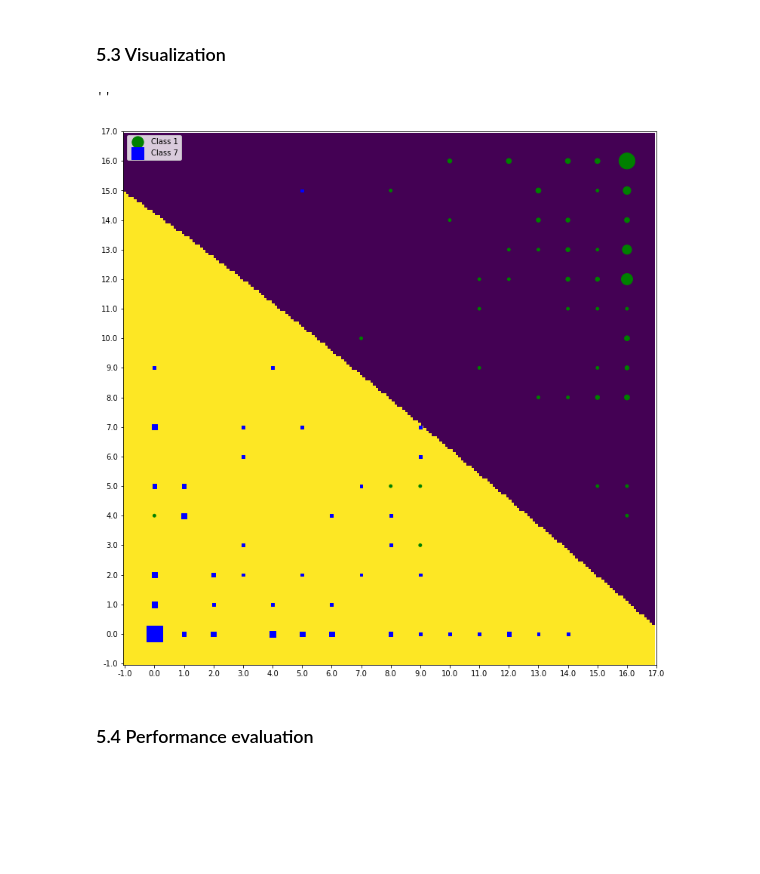
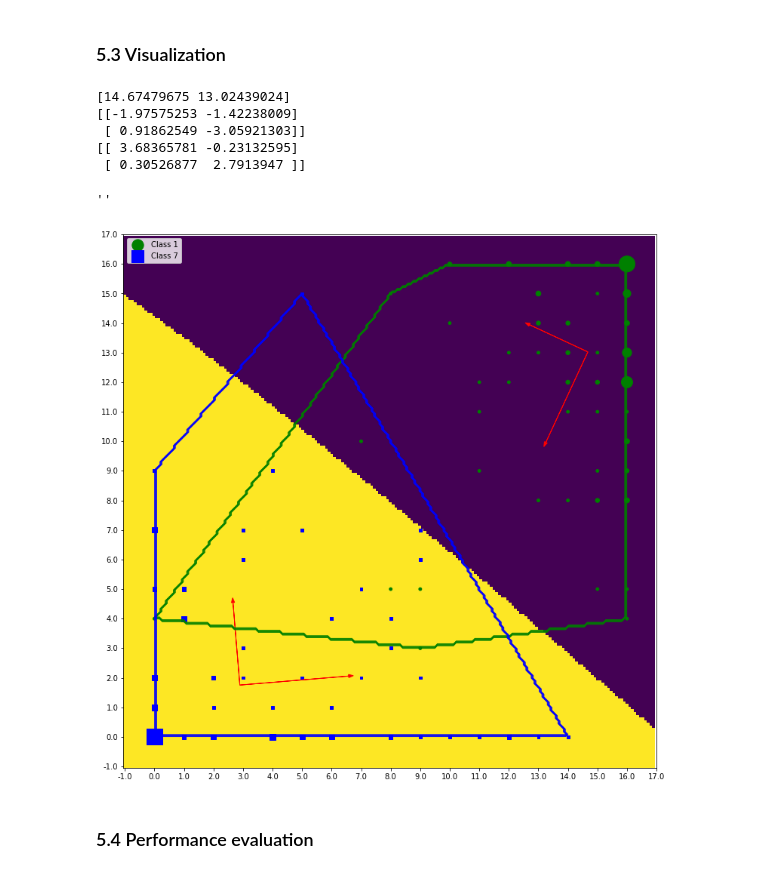
Before and after one commit to LarsKue/FML, a Jupyter notebook: ex02/qda-lda-nico.ipynb, the cells around one changed output. Drawn from its saved outputs; the diff is of its cells as text; code cells hidden in the pictures; blank space fills up the shorter version.

```diff
--- a/ex02/qda-lda-nico.ipynb
+++ b/ex02/qda-lda-nico.ipynb
@@ -265,25 +265,65 @@ train error =   0.027777777777777776
 # %% [markdown]
 ### 5.3 Visualization
 # %%
+plt.figure(figsize=(13,13))
+
+reduced_x_train = reduce_dimensions(x_train)
+unique_x_train_1, count_x_train_1 = np.unique(reduced_x_train[:,y_train == 1], axis=1, return_counts=True)
+unique_x_train_7, count_x_train_7 = np.unique(reduced_x_train[:,y_train == 7], axis=1, return_counts=True)
+
+
+from scipy.interpolate import griddata
+np.set_printoptions(threshold=np.inf)
+
+z = np.log(1/count_x_train_1)
+z = np.ones(shape=count_x_train_1.shape)
+xi, yi = np.meshgrid(np.linspace(0,200,200), np.linspace(0,200,200))
+zi = griddata((unique_x_train_1.T+1)*200/18, z, (xi, yi), method='linear', fill_value=0)
+CS = plt.contour(xi, yi, zi, 15, linewidths=0.5, colors='green')
+
+z = np.log(1/count_x_train_7)
+z = np.ones(shape=count_x_train_7.shape)
+xi, yi = np.meshgrid(np.linspace(0,200,200), np.linspace(0,200,200))
+zi = griddata((unique_x_train_7.T+1)*200/18, z, (xi, yi), method='linear', fill_value=0)
+CS = plt.contour(xi, yi, zi, 15, linewidths=0.5, colors='blue')
+
+
+
+
 data = []
 grid = np.array(np.meshgrid(np.linspace(-1,17,200), np.linspace(-1,17,200)))
 for i in range(200):
     data.append(predict_qda(mu, covmat, p, grid[:,:,i].T))
 
-plt.figure(figsize=(13,13))
 plt.imshow(np.array(data), interpolation='nearest', origin='lower')
-reduced_x_train = reduce_dimensions(x_train)
-unique_x_train_1, count_x_train_1 = np.unique(reduced_x_train[:,y_train == 1], axis=1, return_counts=True)
-unique_x_train_7, count_x_train_7 = np.unique(reduced_x_train[:,y_train == 7], axis=1, return_counts=True)
 plt.scatter((unique_x_train_1[0]+1)*200./18, (unique_x_train_1[1]+1)*200./18, s=15*count_x_train_1, color="green", marker="o", label="Class 1")
 plt.scatter((unique_x_train_7[0]+1)*200./18, (unique_x_train_7[1]+1)*200./18, s=15*count_x_train_7, color="blue", marker="s", label="Class 7")
 plt.xticks(np.linspace(0,200,19), np.linspace(-1,17,19))
 plt.yticks(np.linspace(0,200,19), np.linspace(-1,17,19))
+
+
+print(mu[0])
+for Sigma_k, mu_k in zip(covmat, mu):
+    eigenvalues, eigenvector = np.linalg.eig(Sigma_k)
+    scaled_eigenvectors = eigenvector * np.sqrt(eigenvalues)
+    print(scaled_eigenvectors)
+
+    plt.arrow(*((mu_k+1)*200./18), *(scaled_eigenvectors.T[0]*200./18), color="red", head_width=1.2)
+    plt.arrow(*((mu_k+1)*200./18), *(scaled_eigenvectors.T[1]*200./18), color="red", head_width=1.2)
+
+
+
+
 plt.legend(loc="upper left")
 
 ;
 # %% [output]
-''
+[14.67479675 13.02439024]
+[[-1.97575253 -1.42238009]
+ [ 0.91862549 -3.05921303]]
+[[ 3.68365781 -0.23132595]
+ [ 0.30526877  2.7913947 ]]
+''
-[figure, old version]
+[figure, new version]
 # %% [markdown]
 ### 5.4 Performance evaluation
```
Also changed, not shown: parts of 14 cells of this notebook.
